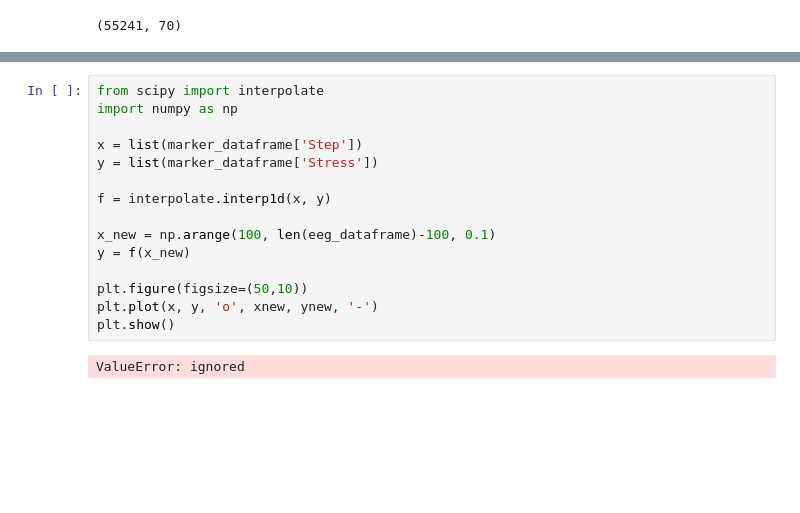
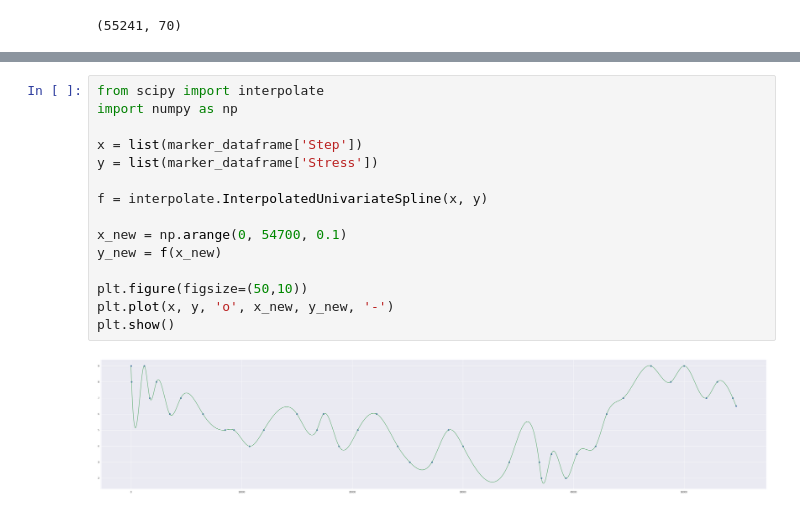
Before and after one commit to Hanssel36/Senior-Design-EEG, a Jupyter notebook: Visualization_longer_session.ipynb, the cells around one changed output, grey strips where cells are left out. Drawn from its saved outputs; the diff is of its cells as text; blank space fills up the shorter version.

Commit message:
Different interpolation

```diff
--- a/Visualization_longer_session.ipynb
+++ b/Visualization_longer_session.ipynb
@@ -68,17 +67,17 @@ plt.show()
 # %%
 from scipy import interpolate
 import numpy as np
 
 x = list(marker_dataframe['Step'])
 y = list(marker_dataframe['Stress'])
 
-f = interpolate.interp1d(x, y)
+f = interpolate.InterpolatedUnivariateSpline(x, y)
 
-x_new = np.arange(100, len(eeg_dataframe)-100, 0.1)
-y = f(x_new)
+x_new = np.arange(0, 54700, 0.1)
+y_new = f(x_new)
 
 plt.figure(figsize=(50,10))
-plt.plot(x, y, 'o', xnew, ynew, '-')
+plt.plot(x, y, 'o', x_new, y_new, '-')
 plt.show()
 # %% [output]
-ValueError: ignored
+[figure, added]
```
Also changed, not shown: parts of 9 cells of this notebook.
